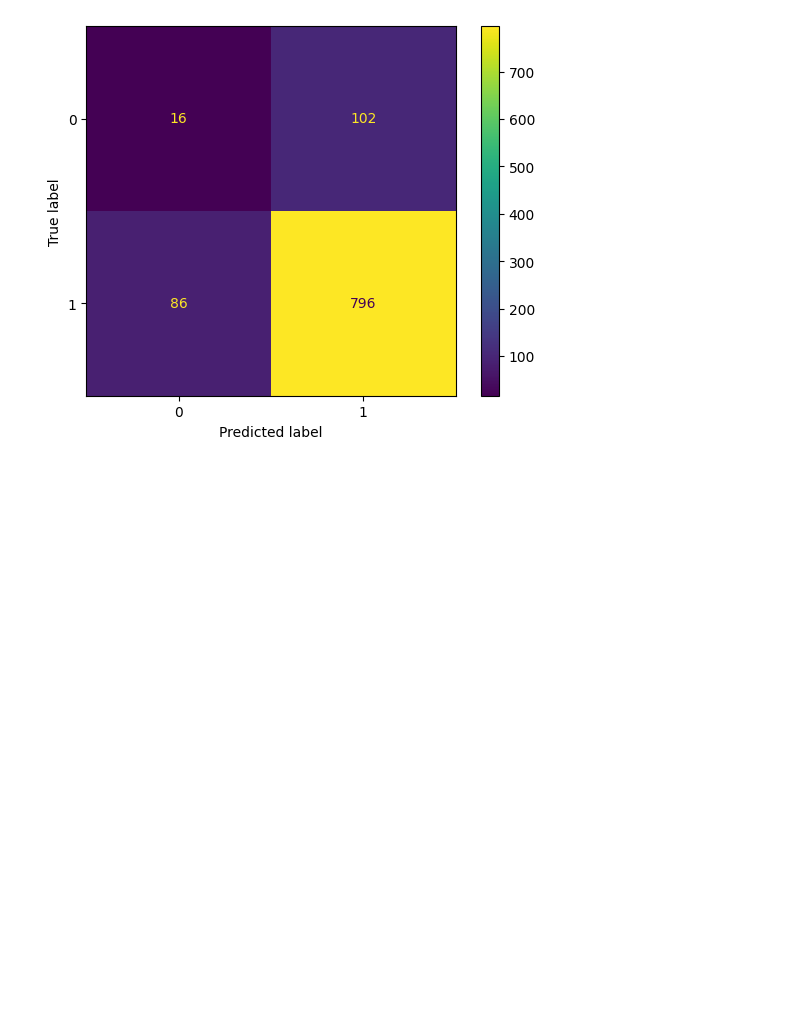
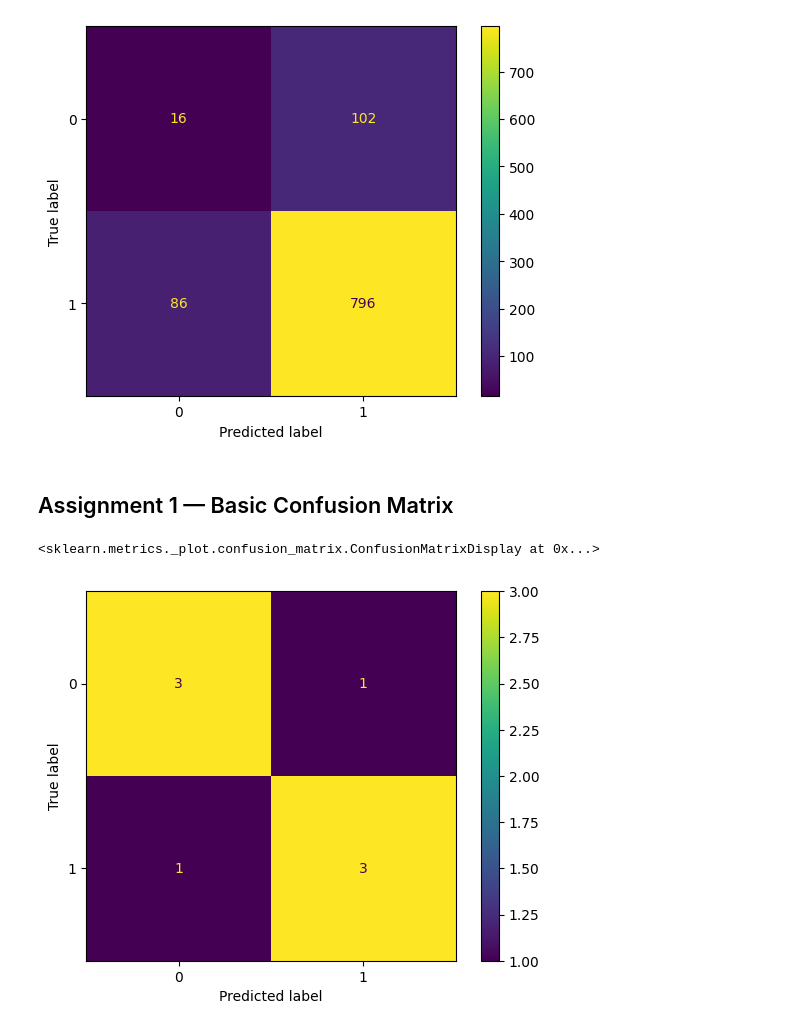
Before and after one commit to wahidali4321/python-for-machine-learning, a Jupyter notebook: Untitled-1.ipynb, the cells around one changed output. Saved outputs shown, nothing was run; the diff lists cells and outputs as text; code cells hidden in the pictures; blank space fills up the shorter version.

Commit message:
Assignment 1 — Basic Confusion Matrix

```diff
--- a/Untitled-1.ipynb
+++ b/Untitled-1.ipynb
@@ -1635,3 +1635,17 @@ cm_display.plot()
 # %% [output]
 <sklearn.metrics._plot.confusion_matrix.ConfusionMatrixDisplay at 0x...>
 [figure]
+# %% [markdown]
+## Assignment 1 — Basic Confusion Matrix
+# %%
+import numpy as np
+import matplotlib.pyplot as plt
+from sklearn import metrics
+actual = [1, 1, 0, 1, 0, 0, 1, 0]
+predicted = [1, 0, 0, 1, 0, 1, 1, 0]
+confusion_matrix = metrics.confusion_matrix(actual , predicted)
+cm = metrics.ConfusionMatrixDisplay(confusion_matrix= confusion_matrix , display_labels= [0 ,1])
+cm.plot()
+# %% [output]
+<sklearn.metrics._plot.confusion_matrix.ConfusionMatrixDisplay at 0x...>
+[figure, added]
```
